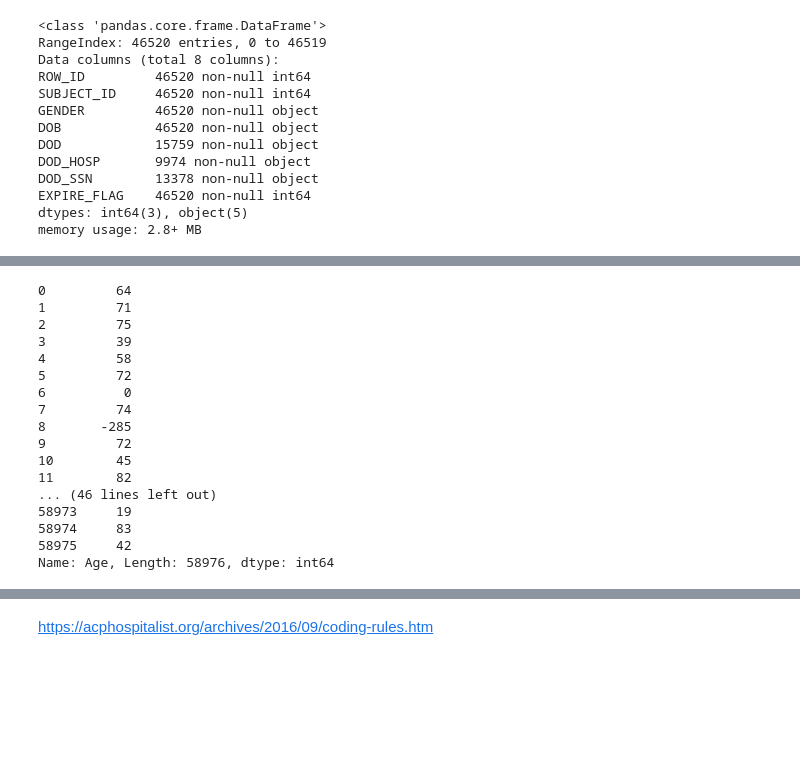
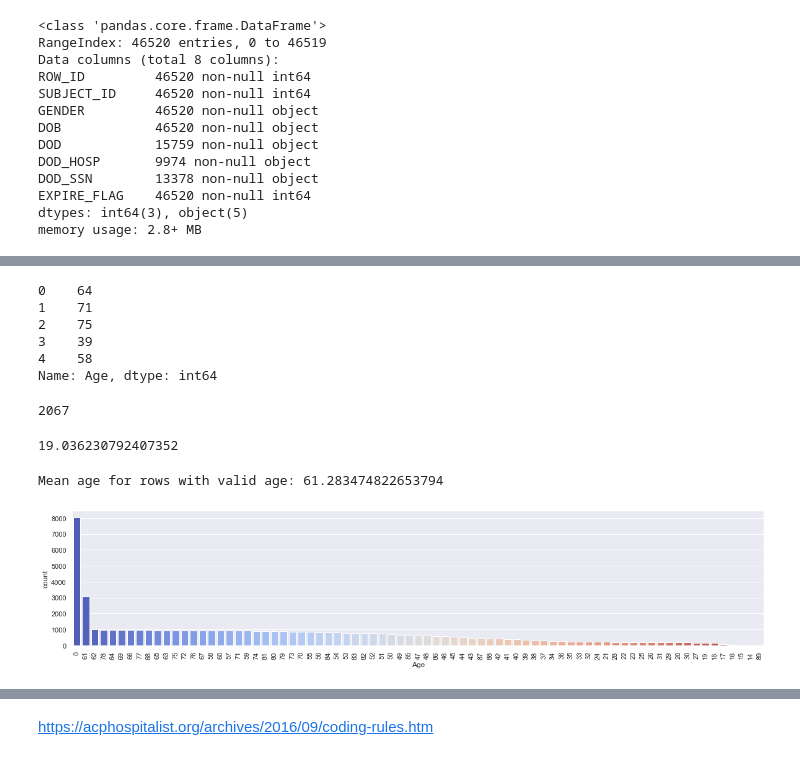
Before and after one commit to bnaoe/Tensorflow-ANN-Hospital-LOS, a Jupyter notebook: Untitled.ipynb, the cells around one changed output, grey strips where cells are left out. Drawn from its saved outputs; the diff is of its cells as text; code cells hidden in the pictures; blank space fills up the shorter version.

```diff
--- a/Untitled.ipynb
+++ b/Untitled.ipynb
@@ -98,3 +178,6 @@ memory usage: 9.9+ MB
+# %%
+#Change the data type for the dates columns to date to be used to get age
+df_adm['DOB'] = df_adm['DOB'].apply(pd.to_datetime)
 # %%
 df_adm['DOB'].head()
 # %% [output]
@@ -107,3 +189,0 @@ Name: DOB, dtype: object
-# %%
-#Change the data type for the dates columns to date to be used later on
-df_adm[['ADMITTIME','DISCHTIME','DOB']] = df_adm[['ADMITTIME','DISCHTIME','DOB']].apply(pd.to_datetime)
@@ -132,22 +194,36 @@ memory usage: 1.8 MB
 days_in_year = 365.2425
 
 df_adm['Age'] = ((df_adm['ADMITTIME'].subtract(df_adm['DOB'])).dt.days)//days_in_year
-df_adm['Age']
+df_adm['Age'].head()
 # %% [output]
-0         64
-1         71
-2         75
-3         39
-4         58
-5         72
-6          0
-7         74
-8       -285
-9         72
-10        45
-11        82
-... (46 lines left out)
-58973     19
-58974     83
-58975     42
-Name: Age, Length: 58976, dtype: int64
+0    64
+1    71
+2    75
+3    39
+4    58
+Name: Age, dtype: int64
+# %%
+#Check age with less than 0, there are too many rows of age with less than 0 cannot drop
+df_adm[df_adm['Age']<0]['Age'].count()
+# %% [output]
+2067
+# %%
+100 * df_adm[df_adm['Age']<=0]['Age'].count()/len(df_not_deceased)
+# %% [output]
+19.036230792407352
+# %%
+#find mean to to use to fill in invalid age
+print("Mean age for rows with valid age: {}".format(
+      df_adm[df_adm['Age']>0]['Age'].mean()))
+# %% [output]
+Mean age for rows with valid age: 61.283474822653794
+# %%
+#Replace in invalid age
+df_adm['Age'] = np.where(df_adm['Age'] < 0, 61, df_adm['Age'])
+# %%
+plt.figure(figsize=(20,4))
+_order = df_adm['Age'].value_counts().iloc[:100].index
+p = sns.countplot(x='Age',data=df_adm, order=_order, palette='coolwarm' )
+_ = plt.setp(p.get_xticklabels(), rotation=90)
+# %% [output]
+[figure, added]
```
Also changed, not shown: parts of 71 cells of this notebook.
